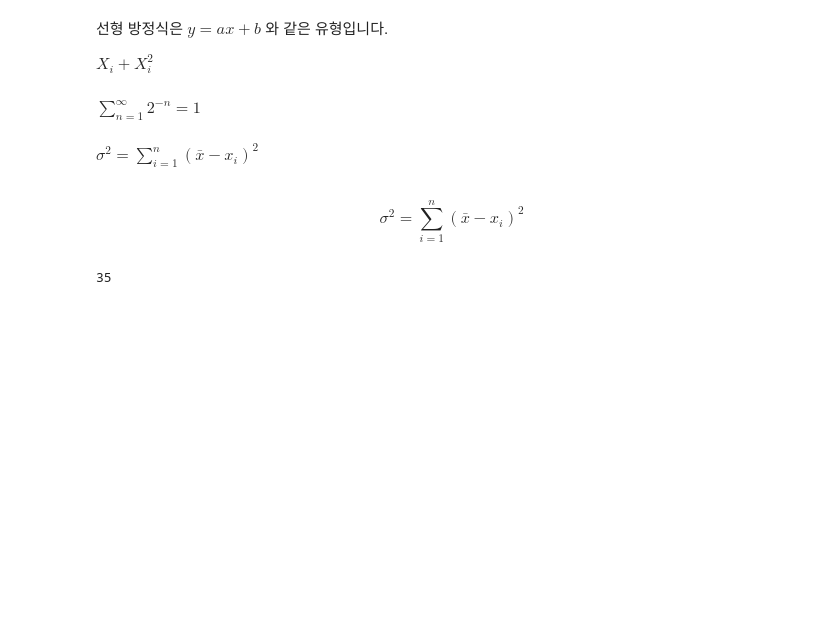
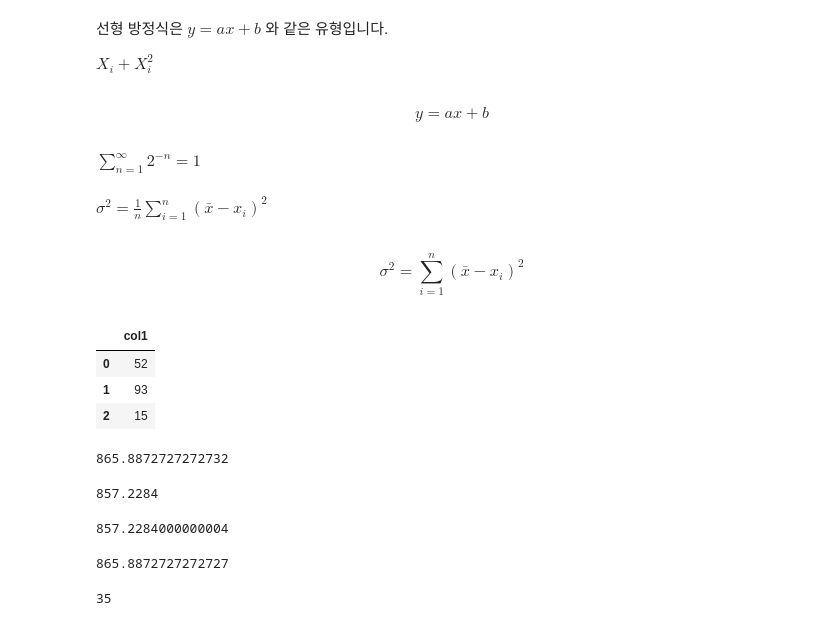
Before and after one commit to yejin0455/sesac-ML, a Jupyter notebook: D02_01.ipynb, the cells around one changed output. Saved outputs shown, nothing was run; the diff lists cells and outputs as text; code cells hidden in the pictures; blank space fills up the shorter version.

```diff
--- a/D02_01.ipynb
+++ b/D02_01.ipynb
@@ -39,12 +39,41 @@ f.close()
 선형 방정식은 $ y = ax + b $ 와 같은 유형입니다.
 
 $ X_{i} + X_{i}^{2} $
+# %% [markdown]
+$$y = ax+b$$
 # %% [markdown]
 $ \sum_{n=1}^{\infty} 2^{-n} = 1 $
 # %% [markdown]
-$ \sigma^{2} = \sum_{i=1}^{n} (\bar{x}-x_{i})^2 $
+$\sigma^{2}=\frac{1}{n}\sum_{i=1}^{n}(\bar{x}-x_{i})^2$
 # %% [markdown]
 $$ \sigma^{2} = \sum_{i=1}^{n} (\bar{x}-x_{i})^2 $$
+# %%
+np.random.seed(42)
+samples = np.random.randint(1, 101, 100)
+sample_df = pd.DataFrame({"col1":samples})
+# %%
+sample_df.head(3)
+# %% [output]
+|  | col1 |
+| 0 | 52 |
+| 1 | 93 |
+| 2 | 15 |
+# %%
+sample_df['col1'].var()  #pandas는 기본적으로 분산을 구하는 식의 분모를 n-1 (불편분산)로 계산
+# %% [output]
+865.8872727272732
+# %%
+samples.var()  #numpy는 기본적으로 분산을 구하는 식의 분모를 n으로 계산
+# %% [output]
+857.2284
+# %%
+sample_df['col1'].var(ddof=0)  #pandas에서 표본분산(n으로 나눈 값)을 구하려면 ddof=0으로 지정
+# %% [output]
+857.2284000000004
+# %%
+samples.var(ddof=1)  #numpy에서 불편분산(n-1로 나눈 값)을 구하려면 ddof=1로 지정
+# %% [output]
+865.8872727272727
 # %%
 #도미 데이터
 bream_length = [25.4, 26.3, 26.5, 29.0, 29.0, 29.7, 29.7, 30.0, 30.0, 30.7, 31.0, 31.0,
```
Also changed, not shown: parts of 2 cells of this notebook.
